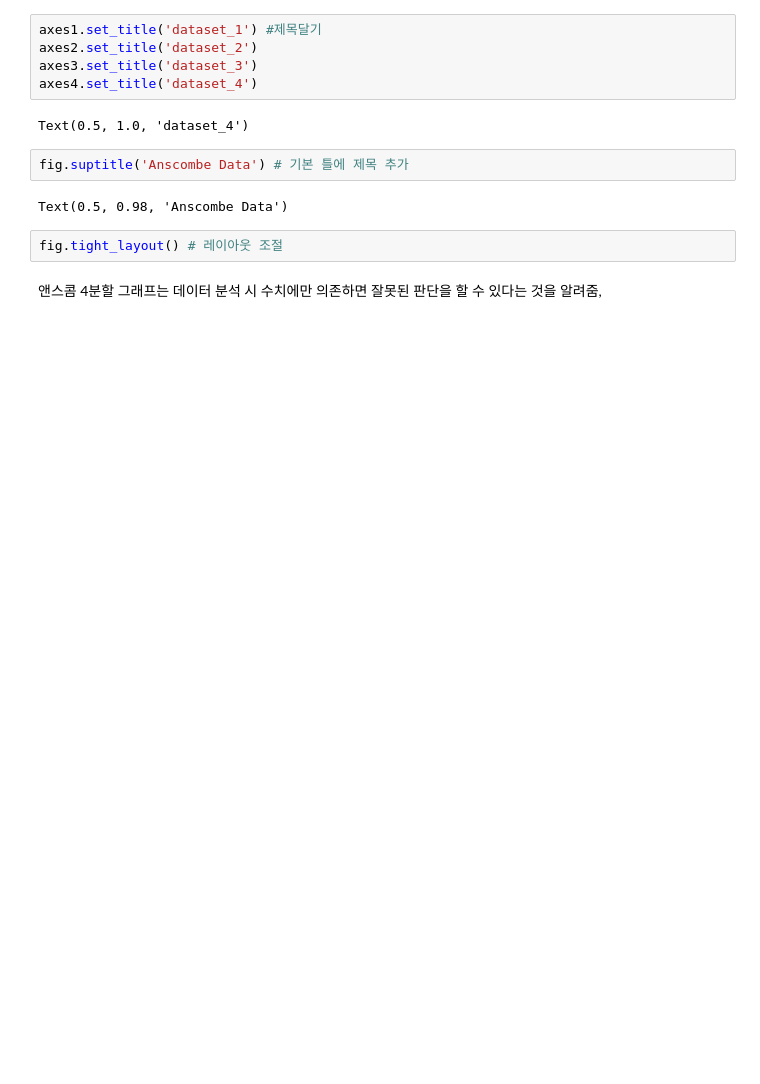
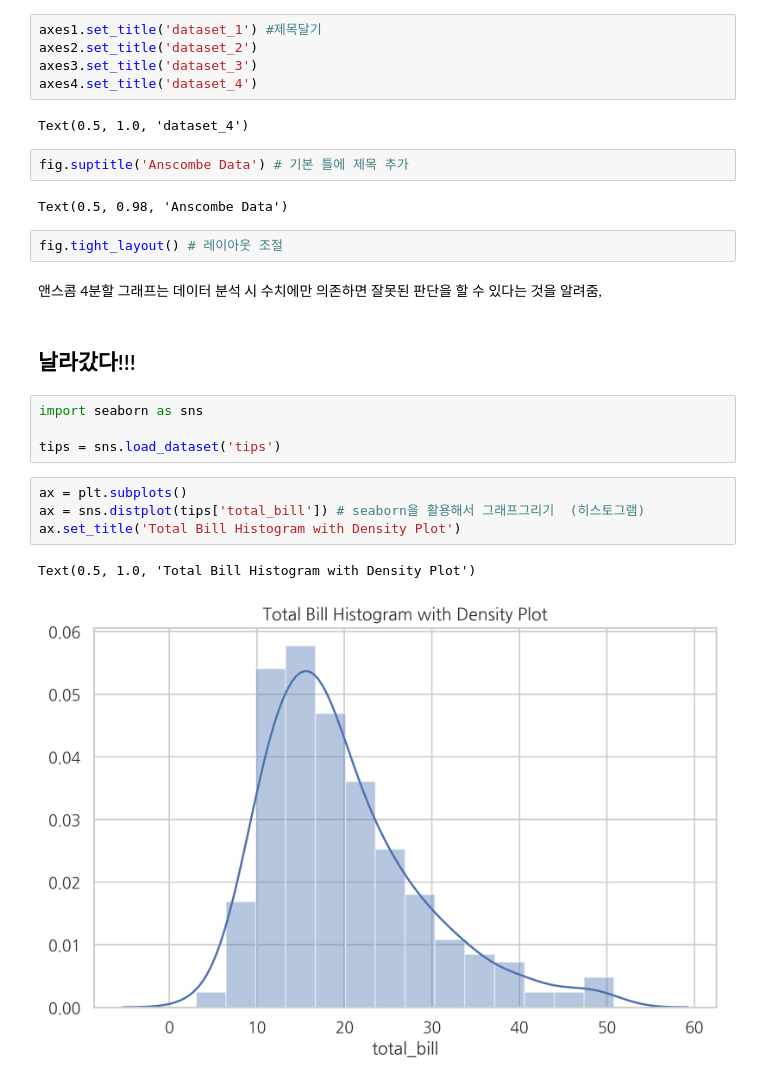
Before and after one commit to lowelllll/DataSience, a Jupyter notebook: Pandas/Chapter4.ipynb, the cells around one changed output. Saved outputs shown, nothing was run; the diff lists cells and outputs as text; blank space fills up the shorter version.

```diff
--- a/Pandas/Chapter4.ipynb
+++ b/Pandas/Chapter4.ipynb
@@ -78,3 +78,16 @@ Text(0.5, 0.98, 'Anscombe Data')
 fig.tight_layout() # 레이아웃 조절
 # %% [markdown]
 앤스콤 4분할 그래프는 데이터 분석 시 수치에만 의존하면 잘못된 판단을 할 수 있다는 것을 알려줌,
+# %% [markdown]
+## 날라갔다!!!
+# %%
+import seaborn as sns
+
+tips = sns.load_dataset('tips')
+# %%
+ax = plt.subplots()
+ax = sns.distplot(tips['total_bill']) # seaborn을 활용해서 그래프그리기  (히스토그램)
+ax.set_title('Total Bill Histogram with Density Plot')
+# %% [output]
+Text(0.5, 1.0, 'Total Bill Histogram with Density Plot')
+[figure, added]
```
Also changed, not shown: parts of 23 cells of this notebook.
